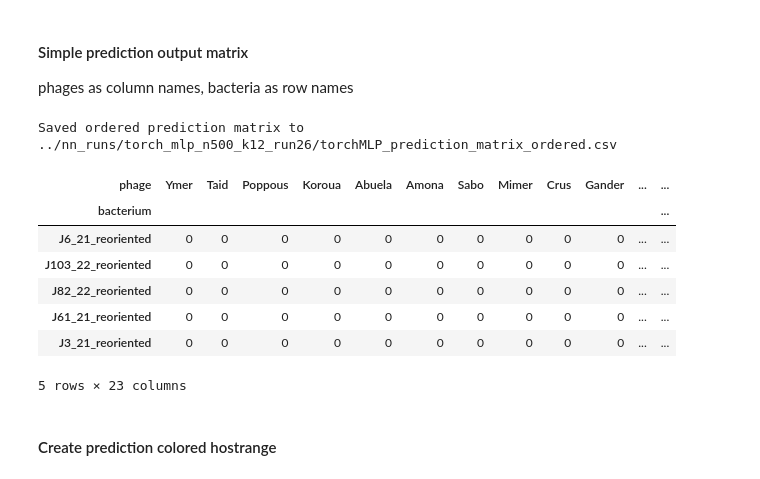
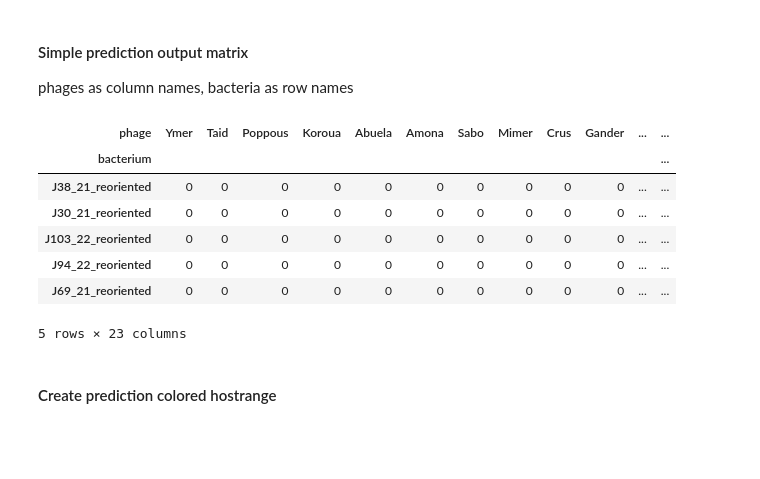
Before and after one commit to azzy72/PredictPhagePPI, a Jupyter notebook: notebooks/nn_torch.ipynb, the cells around one changed output. Saved outputs shown, nothing was run; the diff lists cells and outputs as text; code cells hidden in the pictures; blank space fills up the shorter version.

```diff
--- a/notebooks/nn_torch.ipynb
+++ b/notebooks/nn_torch.ipynb
@@ -1054,43 +926,43 @@ phages as column names, bacteria as row names
 # %%
 # create prediction matrix: rows=bacterium, cols=phage, values=prediction
 pred_matrix = pred_df.pivot_table(index='bacterium', columns='phage', values='prediction', aggfunc='max')
 
 # normalize column names (strip whitespace) then reorder columns to the requested phage order
 pred_matrix = pred_matrix.rename(columns=lambda x: x.strip())
 
 phage_order = [
     "Ymer","Taid","Poppous","Koroua","Abuela","Amona","Sabo","Mimer","Crus",
     "Gander","Guf","Hoejben","Magnum","Vims","Echoes","Galvinrad","Uther",
     "Rip","Rup","Slaad","Pantea","Rap","Zann"
 ]
 
 bact_order = [
 
 ]
 
 # keep only those desired that actually exist, then append any extra columns that were not listed
 cols_in_order = [c for c in phage_order if c in pred_matrix.columns]
 #rows_in_order = [c for c in pred_matrix.columns if c not in cols_in_order]
 final_cols = cols_in_order
 
 # ensure consistent ordering and include any missing rows/cols (fill missing pairs with 0)
 pred_matrix = pred_matrix.reindex(index=list(bacteria_names), columns=final_cols, fill_value=0)
 
 # save and show a quick preview
-outname = 'torchMLP_prediction_matrix_ordered.csv'
-pred_matrix.to_csv(outdir + outname)
-print(f"Saved ordered prediction matrix to {outdir + outname}")
 display(pred_matrix.head())
+if logging:
+    outname = 'torchMLP_prediction_matrix_ordered.csv'
+    pred_matrix.to_csv(outdir + outname)
+    print(f"Saved ordered prediction matrix to {outdir + outname}")
 # %% [output]
+| phage | Ymer | Taid | Poppous | Koroua | Abuela | Amona | Sabo | Mimer | Crus | Gander | ... | ... |
+| bacterium |  |  |  |  |  |  |  |  |  |  |  | ... |
+| J38_21_reoriented | 0 | 0 | 0 | 0 | 0 | 0 | 0 | 0 | 0 | 0 | ... | ... |
+| J30_21_reoriented | 0 | 0 | 0 | 0 | 0 | 0 | 0 | 0 | 0 | 0 | ... | ... |
+| J103_22_reoriented | 0 | 0 | 0 | 0 | 0 | 0 | 0 | 0 | 0 | 0 | ... | ... |
+| J94_22_reoriented | 0 | 0 | 0 | 0 | 0 | 0 | 0 | 0 | 0 | 0 | ... | ... |
+| J69_21_reoriented | 0 | 0 | 0 | 0 | 0 | 0 | 0 | 0 | 0 | 0 | ... | ... |
-Saved ordered prediction matrix to ../nn_runs/torch_mlp_n500_k12_run26/torchMLP_prediction_matrix_ordered.csv
+5 rows × 23 columns
-| phage | Ymer | Taid | Poppous | Koroua | Abuela | Amona | Sabo | Mimer | Crus | Gander | ... | ... |
-| bacterium |  |  |  |  |  |  |  |  |  |  |  | ... |
-| J6_21_reoriented | 0 | 0 | 0 | 0 | 0 | 0 | 0 | 0 | 0 | 0 | ... | ... |
-| J103_22_reoriented | 0 | 0 | 0 | 0 | 0 | 0 | 0 | 0 | 0 | 0 | ... | ... |
-| J82_22_reoriented | 0 | 0 | 0 | 0 | 0 | 0 | 0 | 0 | 0 | 0 | ... | ... |
-| J61_21_reoriented | 0 | 0 | 0 | 0 | 0 | 0 | 0 | 0 | 0 | 0 | ... | ... |
-| J3_21_reoriented | 0 | 0 | 0 | 0 | 0 | 0 | 0 | 0 | 0 | 0 | ... | ... |
-5 rows × 23 columns
 # %% [markdown]
 #### Create prediction colored hostrange
 # %%
```
Also changed, not shown: parts of 49 cells of this notebook, 3 other files.
